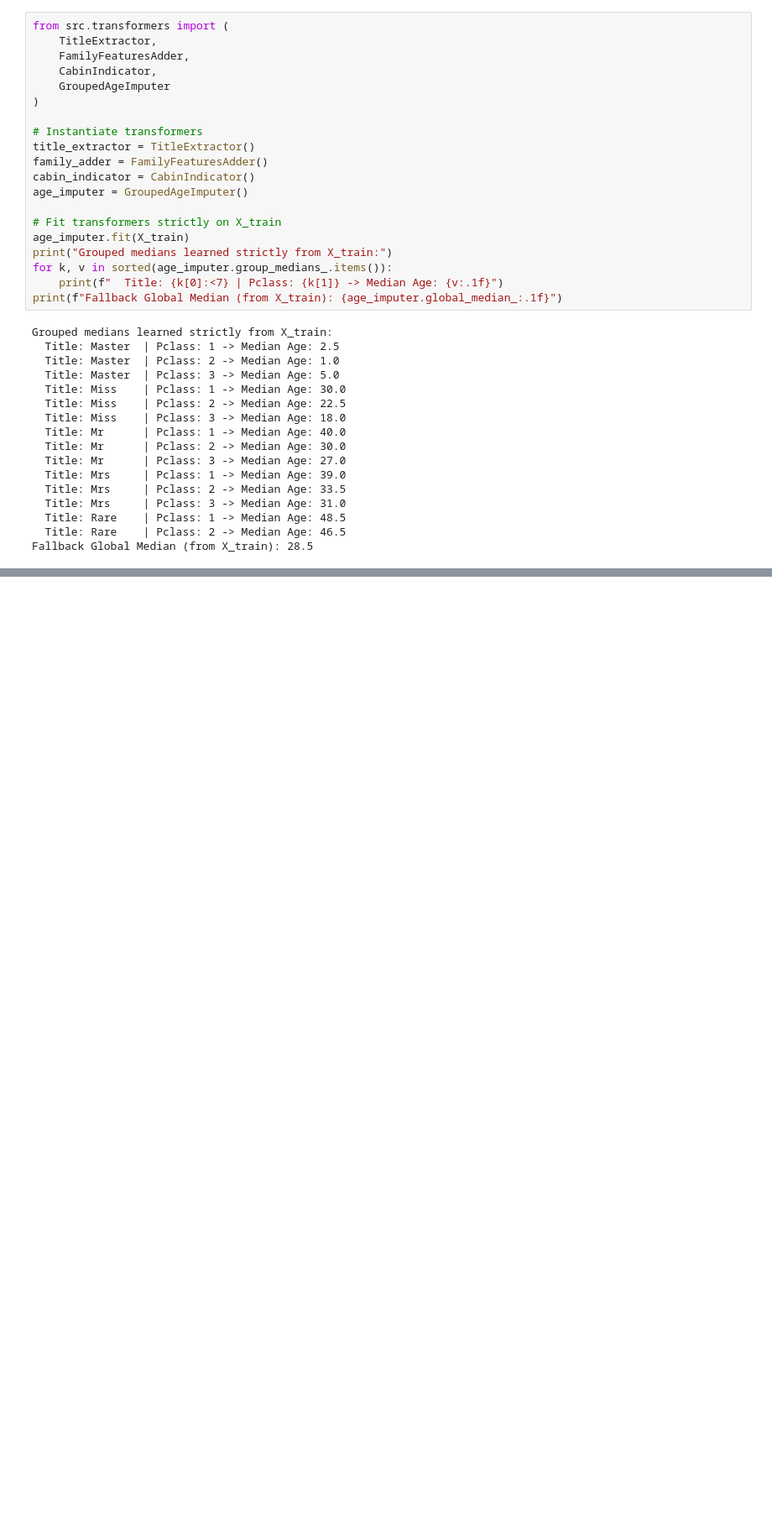
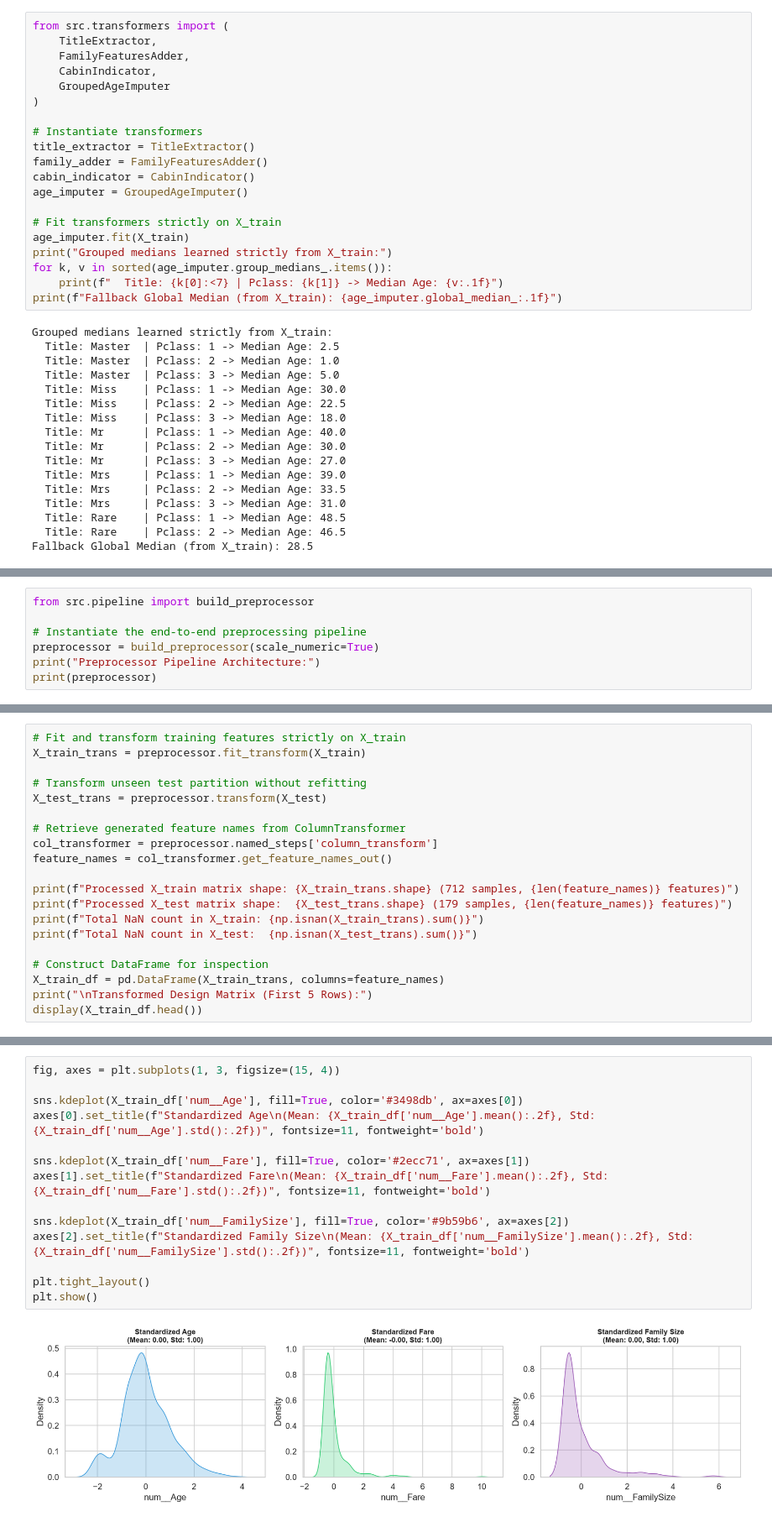
Before and after one commit to bryanmsh/titanic-survival-classifier, a Jupyter notebook: titanic_pipeline.ipynb, the cells around one changed output, grey strips where cells are left out. Shown at 84% size. Drawn from its saved outputs; the diff is of its cells as text; blank space fills up the shorter version.

Commit message:
Add feature engineering pipeline and unified ColumnTransformer

```diff
--- a/titanic_pipeline.ipynb
+++ b/titanic_pipeline.ipynb
@@ -520,0 +496,7 @@ Sample of transformed training features:
+# %%
+from src.pipeline import build_preprocessor
+
+# Instantiate the end-to-end preprocessing pipeline
+preprocessor = build_preprocessor(scale_numeric=True)
+print("Preprocessor Pipeline Architecture:")
+print(preprocessor)
@@ -520,0 +530,20 @@ Sample of transformed training features:
+# %%
+# Fit and transform training features strictly on X_train
+X_train_trans = preprocessor.fit_transform(X_train)
+
+# Transform unseen test partition without refitting
+X_test_trans = preprocessor.transform(X_test)
+
+# Retrieve generated feature names from ColumnTransformer
+col_transformer = preprocessor.named_steps['column_transform']
+feature_names = col_transformer.get_feature_names_out()
+
+print(f"Processed X_train matrix shape: {X_train_trans.shape} (712 samples, {len(feature_names)} features)")
+print(f"Processed X_test matrix shape:  {X_test_trans.shape} (179 samples, {len(feature_names)} features)")
+print(f"Total NaN count in X_train: {np.isnan(X_train_trans).sum()}")
+print(f"Total NaN count in X_test:  {np.isnan(X_test_trans).sum()}")
+
+# Construct DataFrame for inspection
+X_train_df = pd.DataFrame(X_train_trans, columns=feature_names)
+print("\nTransformed Design Matrix (First 5 Rows):")
+display(X_train_df.head())
@@ -520,0 +568,16 @@ Sample of transformed training features:
+# %%
+fig, axes = plt.subplots(1, 3, figsize=(15, 4))
+
+sns.kdeplot(X_train_df['num__Age'], fill=True, color='#3498db', ax=axes[0])
+axes[0].set_title(f"Standardized Age\n(Mean: {X_train_df['num__Age'].mean():.2f}, Std: {X_train_df['num__Age'].std():.2f})", fontsize=11, fontweight='bold')
+
+sns.kdeplot(X_train_df['num__Fare'], fill=True, color='#2ecc71', ax=axes[1])
+axes[1].set_title(f"Standardized Fare\n(Mean: {X_train_df['num__Fare'].mean():.2f}, Std: {X_train_df['num__Fare'].std():.2f})", fontsize=11, fontweight='bold')
+
+sns.kdeplot(X_train_df['num__FamilySize'], fill=True, color='#9b59b6', ax=axes[2])
+axes[2].set_title(f"Standardized Family Size\n(Mean: {X_train_df['num__FamilySize'].mean():.2f}, Std: {X_train_df['num__FamilySize'].std():.2f})", fontsize=11, fontweight='bold')
+
+plt.tight_layout()
+plt.show()
+# %% [output]
+[figure, added]
```
Also changed, not shown: parts of 11 cells of this notebook, 3 other files.
